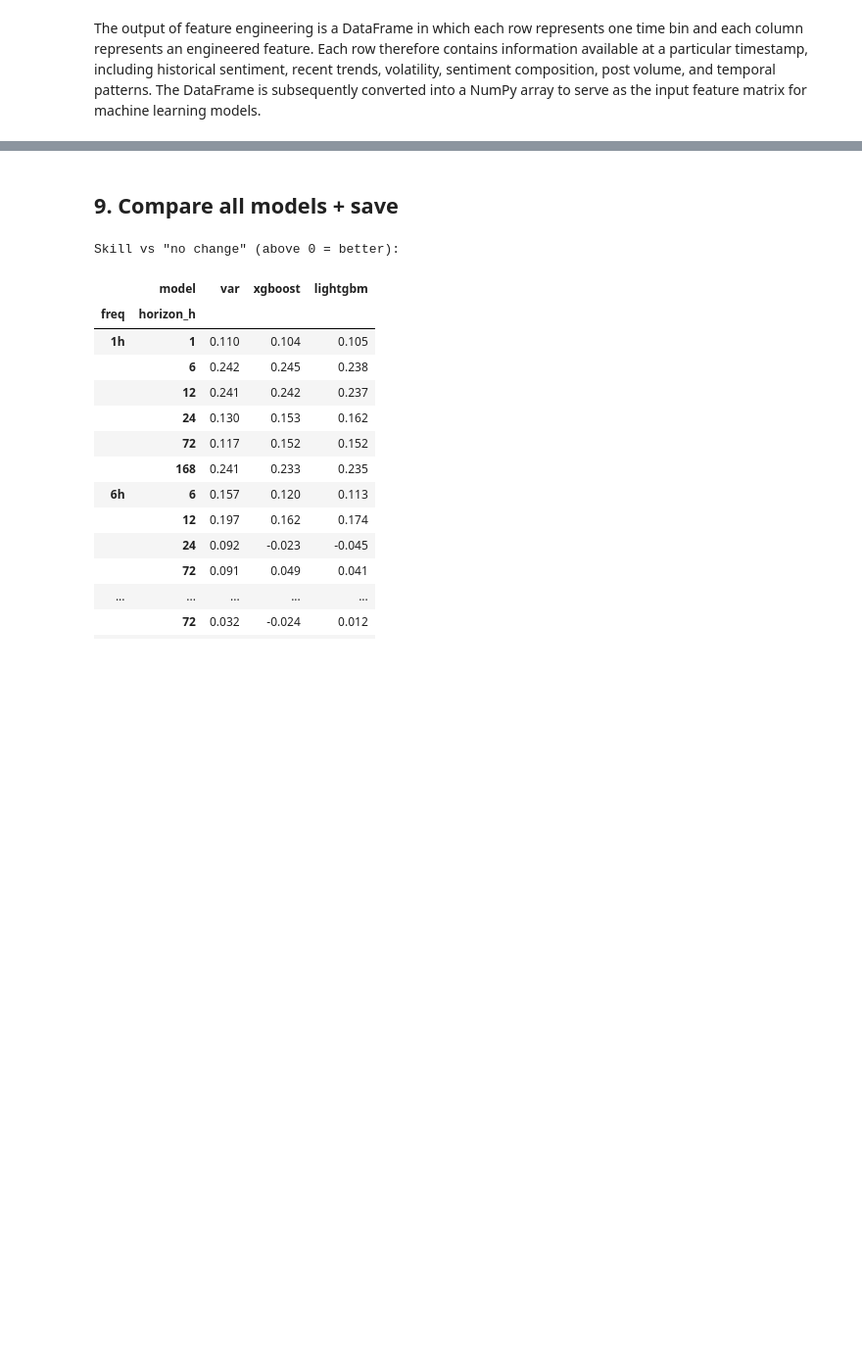
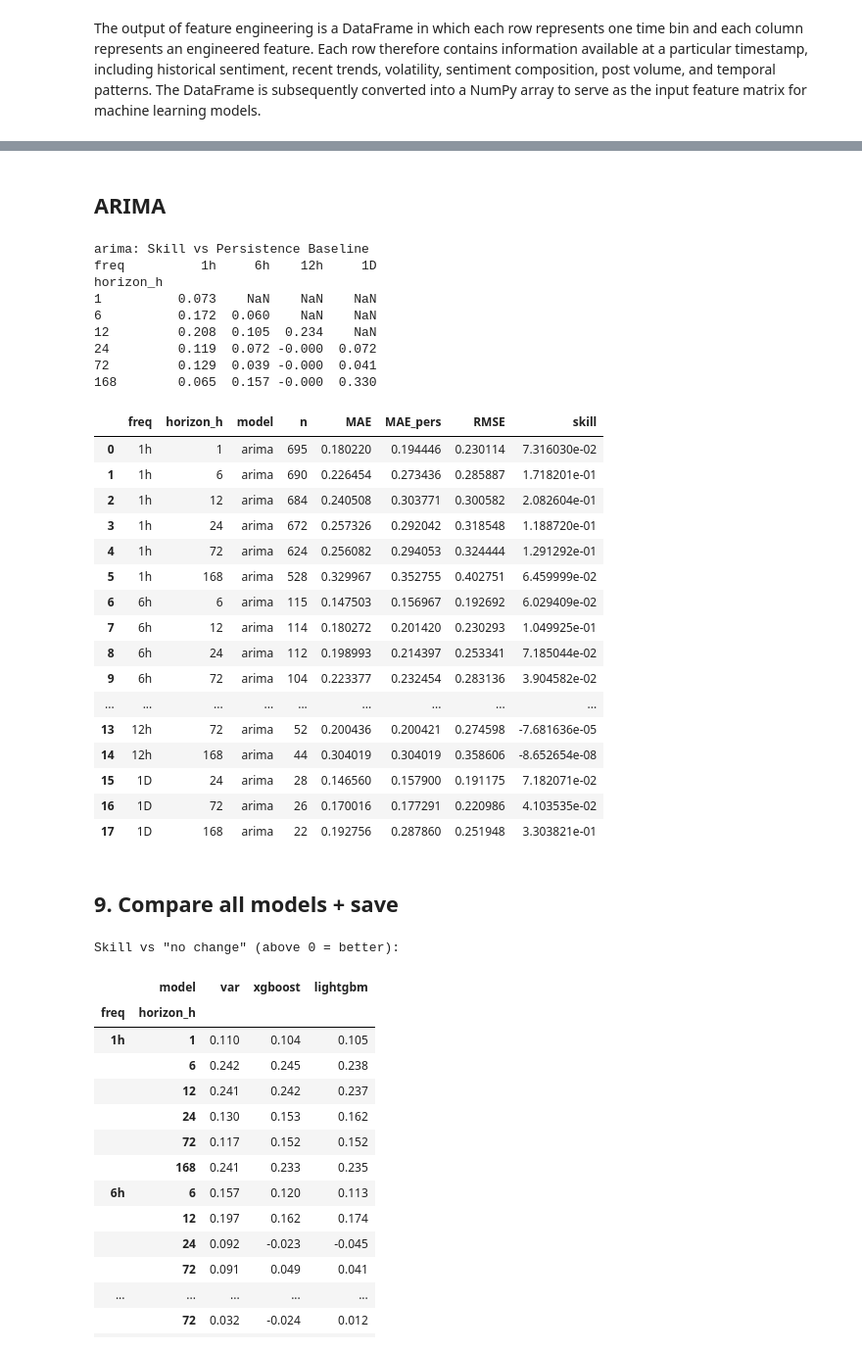
Before and after one commit to fadilaha/Sentiment-Forecast, a Jupyter notebook: sentiment_forecast.ipynb, the cells around one changed output, grey strips where cells are left out. Shown at 98% size. Drawn from its saved outputs; the diff is of its cells as text; code cells hidden in the pictures; blank space fills up the shorter version.

```diff
--- a/sentiment_forecast.ipynb
+++ b/sentiment_forecast.ipynb
@@ -911,0 +1183,9 @@ horizon_h
+# %% [markdown]
+## **ARIMA**
+# %%
+# Import ARIMA
+from statsmodels.tsa.arima.model import ARIMA
+import warnings
+
+# Set ARIMA parameters (p, d, q)
+ARIMA_ORDER = (1, 1, 1)
@@ -912,3 +1280,37 @@ horizon_h
+# %%
+PRED['arima'] = run_arima(
+    'arima',
+    order=ARIMA_ORDER
+)
+
+show('arima')
+# %% [output]
+arima: Skill vs Persistence Baseline
+freq          1h     6h    12h     1D
+horizon_h
+1          0.073    NaN    NaN    NaN
+6          0.172  0.060    NaN    NaN
+12         0.208  0.105  0.234    NaN
+24         0.119  0.072 -0.000  0.072
+72         0.129  0.039 -0.000  0.041
+168        0.065  0.157 -0.000  0.330
+|  | freq | horizon_h | model | n | MAE | MAE_pers | RMSE | skill |
+| 0 | 1h | 1 | arima | 695 | 0.180220 | 0.194446 | 0.230114 | 7.316030e-02 |
+| 1 | 1h | 6 | arima | 690 | 0.226454 | 0.273436 | 0.285887 | 1.718201e-01 |
+| 2 | 1h | 12 | arima | 684 | 0.240508 | 0.303771 | 0.300582 | 2.082604e-01 |
+| 3 | 1h | 24 | arima | 672 | 0.257326 | 0.292042 | 0.318548 | 1.188720e-01 |
+| 4 | 1h | 72 | arima | 624 | 0.256082 | 0.294053 | 0.324444 | 1.291292e-01 |
+| 5 | 1h | 168 | arima | 528 | 0.329967 | 0.352755 | 0.402751 | 6.459999e-02 |
+| 6 | 6h | 6 | arima | 115 | 0.147503 | 0.156967 | 0.192692 | 6.029409e-02 |
+| 7 | 6h | 12 | arima | 114 | 0.180272 | 0.201420 | 0.230293 | 1.049925e-01 |
+| 8 | 6h | 24 | arima | 112 | 0.198993 | 0.214397 | 0.253341 | 7.185044e-02 |
+| 9 | 6h | 72 | arima | 104 | 0.223377 | 0.232454 | 0.283136 | 3.904582e-02 |
+| ... | ... | ... | ... | ... | ... | ... | ... | ... |
+| 13 | 12h | 72 | arima | 52 | 0.200436 | 0.200421 | 0.274598 | -7.681636e-05 |
+| 14 | 12h | 168 | arima | 44 | 0.304019 | 0.304019 | 0.358606 | -8.652654e-08 |
+| 15 | 1D | 24 | arima | 28 | 0.146560 | 0.157900 | 0.191175 | 7.182071e-02 |
+| 16 | 1D | 72 | arima | 26 | 0.170016 | 0.177291 | 0.220986 | 4.103535e-02 |
+| 17 | 1D | 168 | arima | 22 | 0.192756 | 0.287860 | 0.251948 | 3.303821e-01 |
 # %% [markdown]
 ## 9. Compare all models + save
 # %%
```
Also changed, not shown: parts of 15 cells of this notebook.
